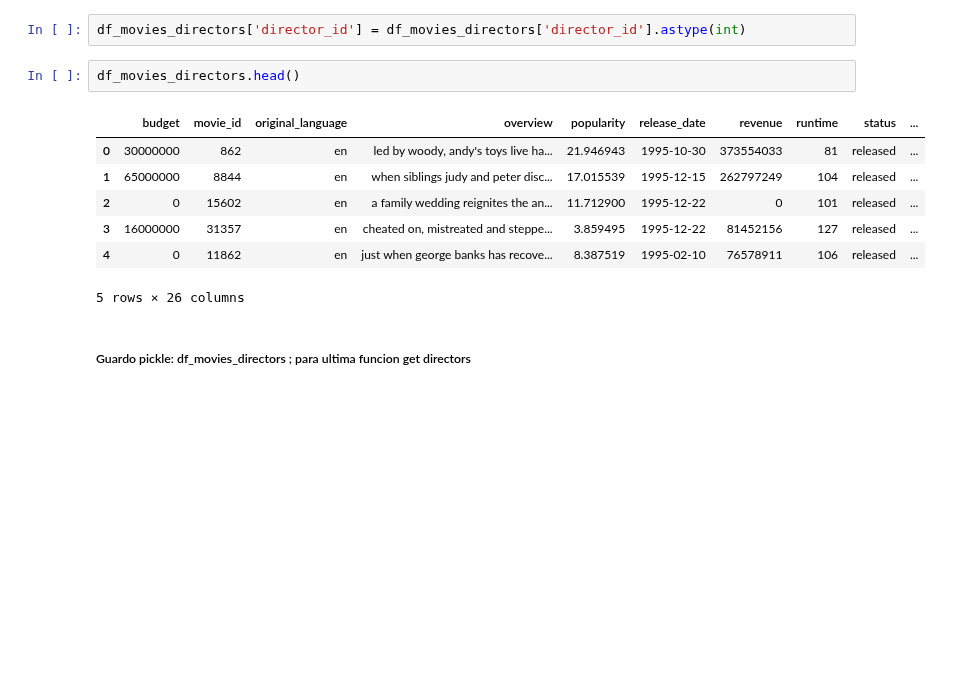
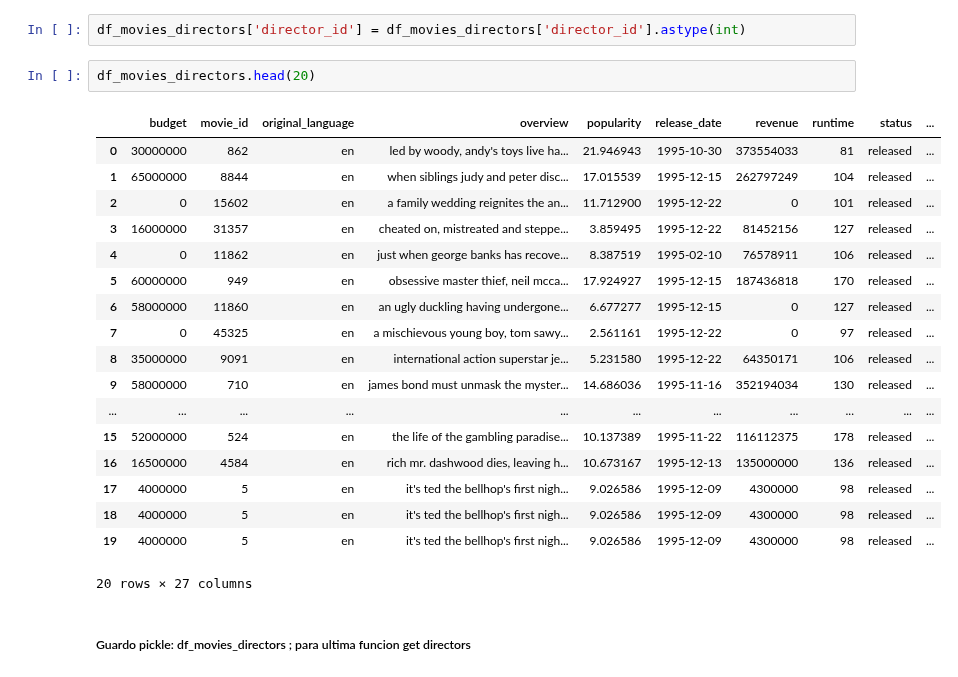
Before and after one commit to Lucaramallo/PI1_MLOps_Sistema_de_Recomendacion_Movies_ML, a Jupyter notebook: ETLs/ETL Credits/2_ETL_Credits_limpieza.ipynb, the cells around one changed output. Saved outputs shown, nothing was run; the diff lists cells and outputs as text; blank space fills up the shorter version.

```diff
--- a/ETLs/ETL Credits/2_ETL_Credits_limpieza.ipynb
+++ b/ETLs/ETL Credits/2_ETL_Credits_limpieza.ipynb
@@ -487,15 +487,26 @@ df_movies_directors.rename(columns = {'id':'director_id'}, inplace=True)
 # %%
 df_movies_directors['director_id'] = df_movies_directors['director_id'].astype(int)
 # %%
-df_movies_directors.head()
+df_movies_directors.head(20)
 # %% [output]
 |  | budget | movie_id | original_language | overview | popularity | release_date | revenue | runtime | status | ... |
 | 0 | 30000000 | 862 | en | led by woody, andy's toys live ha... | 21.946943 | 1995-10-30 | 373554033 | 81 | released | ... |
 | 1 | 65000000 | 8844 | en | when siblings judy and peter disc... | 17.015539 | 1995-12-15 | 262797249 | 104 | released | ... |
 | 2 | 0 | 15602 | en | a family wedding reignites the an... | 11.712900 | 1995-12-22 | 0 | 101 | released | ... |
 | 3 | 16000000 | 31357 | en | cheated on, mistreated and steppe... | 3.859495 | 1995-12-22 | 81452156 | 127 | released | ... |
 | 4 | 0 | 11862 | en | just when george banks has recove... | 8.387519 | 1995-02-10 | 76578911 | 106 | released | ... |
+| 5 | 60000000 | 949 | en | obsessive master thief, neil mcca... | 17.924927 | 1995-12-15 | 187436818 | 170 | released | ... |
+| 6 | 58000000 | 11860 | en | an ugly duckling having undergone... | 6.677277 | 1995-12-15 | 0 | 127 | released | ... |
+| 7 | 0 | 45325 | en | a mischievous young boy, tom sawy... | 2.561161 | 1995-12-22 | 0 | 97 | released | ... |
+| 8 | 35000000 | 9091 | en | international action superstar je... | 5.231580 | 1995-12-22 | 64350171 | 106 | released | ... |
+| 9 | 58000000 | 710 | en | james bond must unmask the myster... | 14.686036 | 1995-11-16 | 352194034 | 130 | released | ... |
+| ... | ... | ... | ... | ... | ... | ... | ... | ... | ... | ... |
+| 15 | 52000000 | 524 | en | the life of the gambling paradise... | 10.137389 | 1995-11-22 | 116112375 | 178 | released | ... |
+| 16 | 16500000 | 4584 | en | rich mr. dashwood dies, leaving h... | 10.673167 | 1995-12-13 | 135000000 | 136 | released | ... |
+| 17 | 4000000 | 5 | en | it's ted the bellhop's first nigh... | 9.026586 | 1995-12-09 | 4300000 | 98 | released | ... |
+| 18 | 4000000 | 5 | en | it's ted the bellhop's first nigh... | 9.026586 | 1995-12-09 | 4300000 | 98 | released | ... |
+| 19 | 4000000 | 5 | en | it's ted the bellhop's first nigh... | 9.026586 | 1995-12-09 | 4300000 | 98 | released | ... |
-5 rows × 26 columns
+20 rows × 27 columns
 # %% [markdown]
 ##### Guardo pickle: df_movies_directors ; para ultima funcion get directors
 # %%
```
Also changed, not shown: parts of 3 cells of this notebook.
